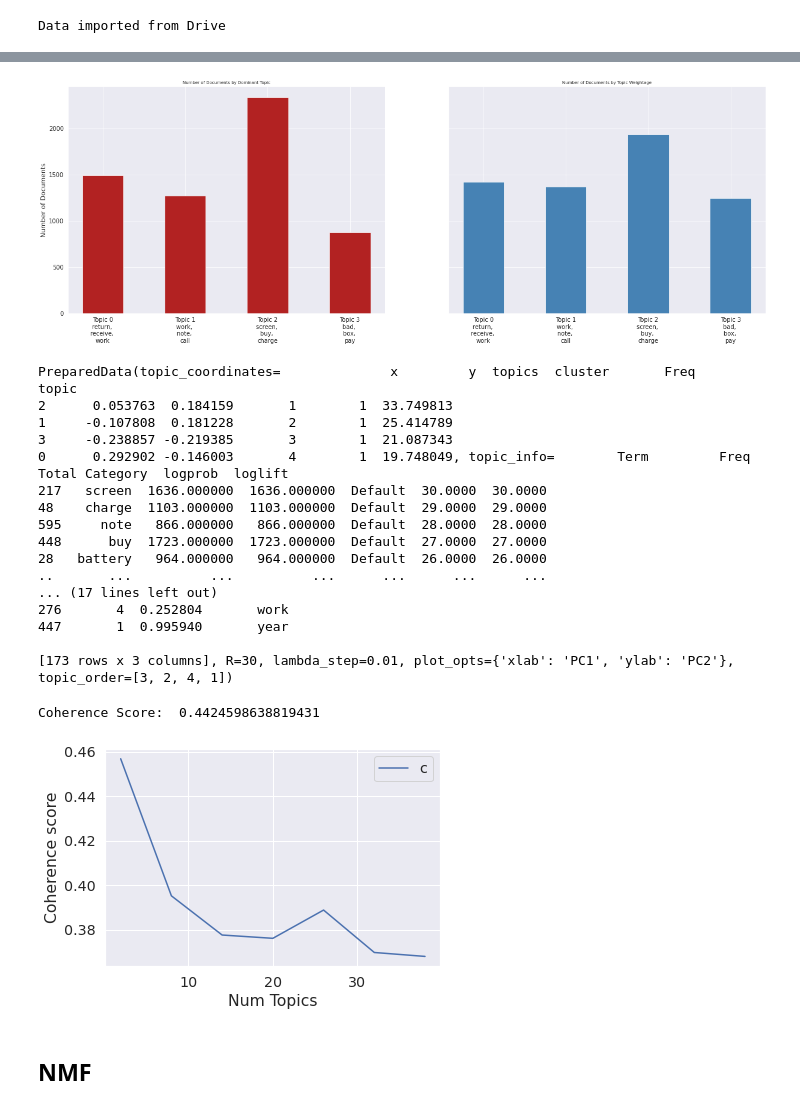
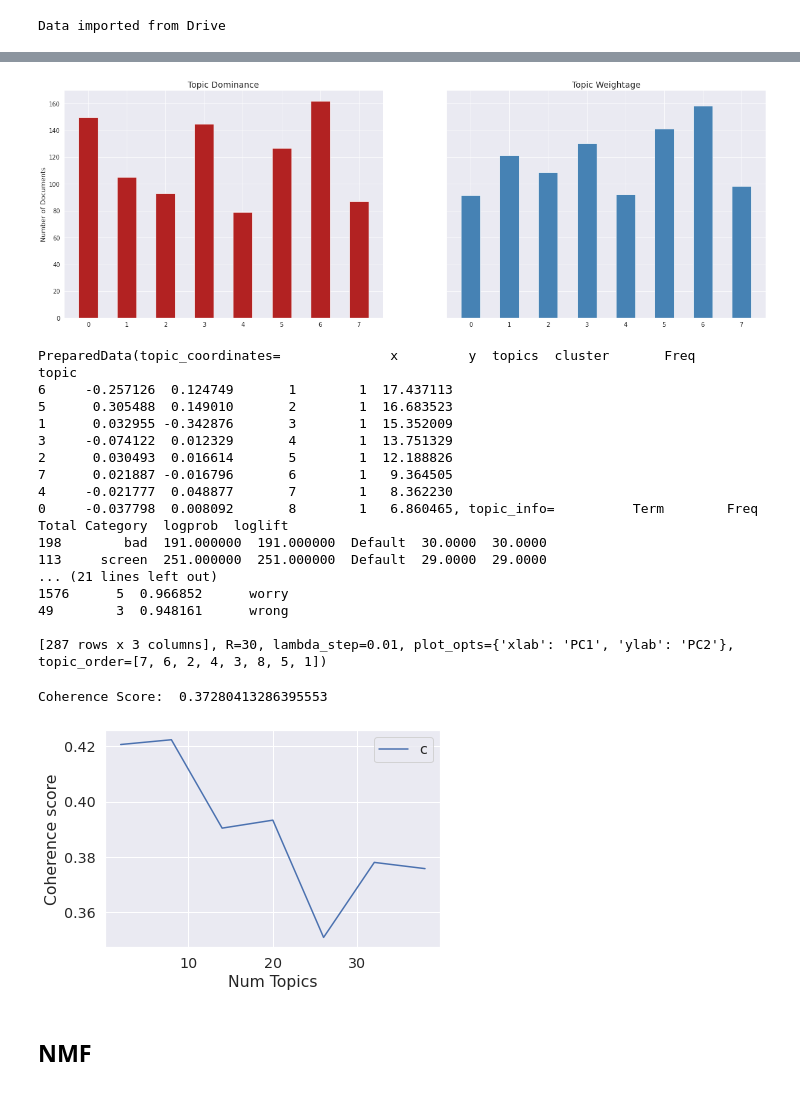
Before and after one commit to Vish4github/News-Category-Classification-using-Transfer-Learning, a Jupyter notebook: Final_Project_Phone_Reviews.ipynb, the cells around one changed output, grey strips where cells are left out. Cells and saved outputs as stored; diff of their text form; code cells hidden in the pictures.

```diff
--- a/Final_Project_Phone_Reviews.ipynb
+++ b/Final_Project_Phone_Reviews.ipynb
@@ -405,7 +399,7 @@ File read from drive
 # %%
 #@title Sentiment Data
 
-pick_from_drive = False #@param {type:"boolean"}
+pick_from_drive = True #@param {type:"boolean"}
 
 if pick_from_drive:
   file_id = '1-hAZqHhS8pmiX3nJGV_WjQ_GG_cr9LRf'
@@ -613,8 +594,8 @@ else:
 Data imported from Drive
 # %%
 #@title Select Brand & Sentiment
-brand = "Samsung" #@param {type:"string"} ['Motorola', 'Nokia', 'Samsung', 'HUAWEI', 'Sony', 'Apple', 'Google', 'ASUS', 'OnePlus', 'Xiaomi']
-sentiment_topic = "negative" #@param {type:"string"} ['negative', 'positive']
+brand = "Xiaomi" #@param {type:"string"} ['Motorola', 'Nokia', 'Samsung', 'HUAWEI', 'Sony', 'Apple', 'Google', 'ASUS', 'OnePlus', 'Xiaomi']
+sentiment_topic = "positive" #@param {type:"string"} ['negative', 'positive']
 
 # Subset brand data
 topic_df_brand = topic_df[topic_df['brand']==brand]
@@ -711,7 +692,7 @@ trigram_mod = gensim.models.phrases.Phraser(trigram)
 
 data_ready = process_words(data_words)
 
-num_topics =  4#@param {type:"integer"}
+num_topics =  8#@param {type:"integer"}
 
 # Create Dictionary
 id2word = corpora.Dictionary(data_ready)
@@ -797,6 +782,6 @@ sent_topics_sorteddf_mallet
 # %%
 #@title Word Cloud of Top Words
-max_words = 8 #@param {type:"integer"}
+max_words = 10 #@param {type:"integer"}
 # Wordcloud of Top N words in each topic
 
 cols = [color for name, color in mcolors.TABLEAU_COLORS.items()]  # more colors: 'mcolors.XKCD_COLORS'
@@ -810,9 +795,9 @@ cloud = WordCloud(stopwords=custom_stop_words,
                   prefer_horizontal=1.0)
 
 topics = lda_model.show_topics(num_topics=num_topics,num_words=max_words,formatted=False)
-rows = math.ceil(num_topics/2)
-columns = 2
-fig, axes = plt.subplots(rows, columns, figsize=(10,10), sharex=True, sharey=True)
+columns= math.ceil(num_topics/2)
+rows = 2
+fig, axes = plt.subplots(rows, columns, figsize=(3*columns,3*rows), sharex=True, sharey=True)
 
 for i, ax in enumerate(axes.flatten()):
   if i < num_topics:
@@ -852,38 +837,38 @@ dominant_topic_in_each_doc = df.groupby('Dominant_Topic').size()
 df_dominant_topic_in_each_doc = dominant_topic_in_each_doc.to_frame(name='count').reset_index()
 
 # Total Topic Distribution by actual weight
 topic_weightage_by_doc = pd.DataFrame([dict(t) for t in topic_percentages])
 df_topic_weightage_by_doc = topic_weightage_by_doc.sum().to_frame(name='count').reset_index()
 
 # Top 3 Keywords for each Topic
 topic_top3words = [(i, topic) for i, topics in lda_model.show_topics(formatted=False)
                                  for j, (topic, wt) in enumerate(topics) if j < 3]
 
 df_top3words_stacked = pd.DataFrame(topic_top3words, columns=['topic_id', 'words'])
 df_top3words = df_top3words_stacked.groupby('topic_id').agg(', \n'.join)
 df_top3words.reset_index(level=0,inplace=True)
 
 # Plot
 fig, (ax1, ax2) = plt.subplots(1, 2, figsize=(30, 10), dpi=50, sharey=True)
 
 # Topic Distribution by Dominant Topics
 ax1.bar(x='Dominant_Topic', height='count', data=df_dominant_topic_in_each_doc, width=.5, color='firebrick')
 ax1.set_xticks(range(df_dominant_topic_in_each_doc.Dominant_Topic.unique().__len__()))
 tick_formatter = FuncFormatter(lambda x, pos: 'Topic ' + str(x)+ '\n' + df_top3words.loc[df_top3words.topic_id==x, 'words'].values[0])
-ax1.xaxis.set_major_formatter(tick_formatter)
-ax1.set_title('Number of Documents by Dominant Topic', fontdict=dict(size=10))
+#ax1.xaxis.set_major_formatter(tick_formatter)
+ax1.set_title('Topic Dominance', fontdict=dict(size=20))
 ax1.set_ylabel('Number of Documents')
 #ax1.set_ylim(0, 1000)
 
 # Topic Distribution by Topic Weights
 ax2.bar(x='index', height='count', data=df_topic_weightage_by_doc, width=.5, color='steelblue')
 ax2.set_xticks(range(df_topic_weightage_by_doc.index.unique().__len__()))
-ax2.xaxis.set_major_formatter(tick_formatter)
-ax2.set_title('Number of Documents by Topic Weightage', fontdict=dict(size=10))
+#ax2.xaxis.set_major_formatter(tick_formatter)
+ax2.set_title('Topic Weightage', fontdict=dict(size=20))
 
 plt.show()
 # %% [output]
-[figure, old version]
+[figure, new version]
 # %%
 #@title Visualize with pyLDAvis
 pyLDAvis.enable_notebook()
@@ -892,21 +877,21 @@ vis
 # %% [output]
 PreparedData(topic_coordinates=              x         y  topics  cluster       Freq
 topic
-2      0.053763  0.184159       1        1  33.749813
-1     -0.107808  0.181228       2        1  25.414789
-3     -0.238857 -0.219385       3        1  21.087343
-0      0.292902 -0.146003       4        1  19.748049, topic_info=        Term         Freq        Total Category  logprob  loglift
-217   screen  1636.000000  1636.000000  Default  30.0000  30.0000
-48    charge  1103.000000  1103.000000  Default  29.0000  29.0000
-595     note   866.000000   866.000000  Default  28.0000  28.0000
-448      buy  1723.000000  1723.000000  Default  27.0000  27.0000
-28   battery   964.000000   964.000000  Default  26.0000  26.0000
-..       ...          ...          ...      ...      ...      ...
-... (17 lines left out)
-276       4  0.252804       work
-447       1  0.995940       year
+6     -0.257126  0.124749       1        1  17.437113
+5      0.305488  0.149010       2        1  16.683523
+1      0.032955 -0.342876       3        1  15.352009
+3     -0.074122  0.012329       4        1  13.751329
+2      0.030493  0.016614       5        1  12.188826
+7      0.021887 -0.016796       6        1   9.364505
+4     -0.021777  0.048877       7        1   8.362230
+0     -0.037798  0.008092       8        1   6.860465, topic_info=          Term        Freq       Total Category  logprob  loglift
+198        bad  191.000000  191.000000  Default  30.0000  30.0000
+113     screen  251.000000  251.000000  Default  29.0000  29.0000
+... (21 lines left out)
+1576      5  0.966852      worry
+49        3  0.948161      wrong
 
-[173 rows x 3 columns], R=30, lambda_step=0.01, plot_opts={'xlab': 'PC1', 'ylab': 'PC2'}, topic_order=[3, 2, 4, 1])
+[287 rows x 3 columns], R=30, lambda_step=0.01, plot_opts={'xlab': 'PC1', 'ylab': 'PC2'}, topic_order=[7, 6, 2, 4, 3, 8, 5, 1])
 # %%
 #@title Coherence Scores
 from gensim.models.ldamodel import LdaModel
@@ -937,8 +922,8 @@ plt.ylabel("Coherence score")
 plt.legend(("coherence_values"), loc='best')
 plt.show()
 # %% [output]
-Coherence Score:  0.4424598638819431
+Coherence Score:  0.37280413286395553
-[figure, old version]
+[figure, new version]
 # %% [markdown]
 ## NMF
 # %%
```
Also changed, not shown: parts of 14 cells of this notebook.
